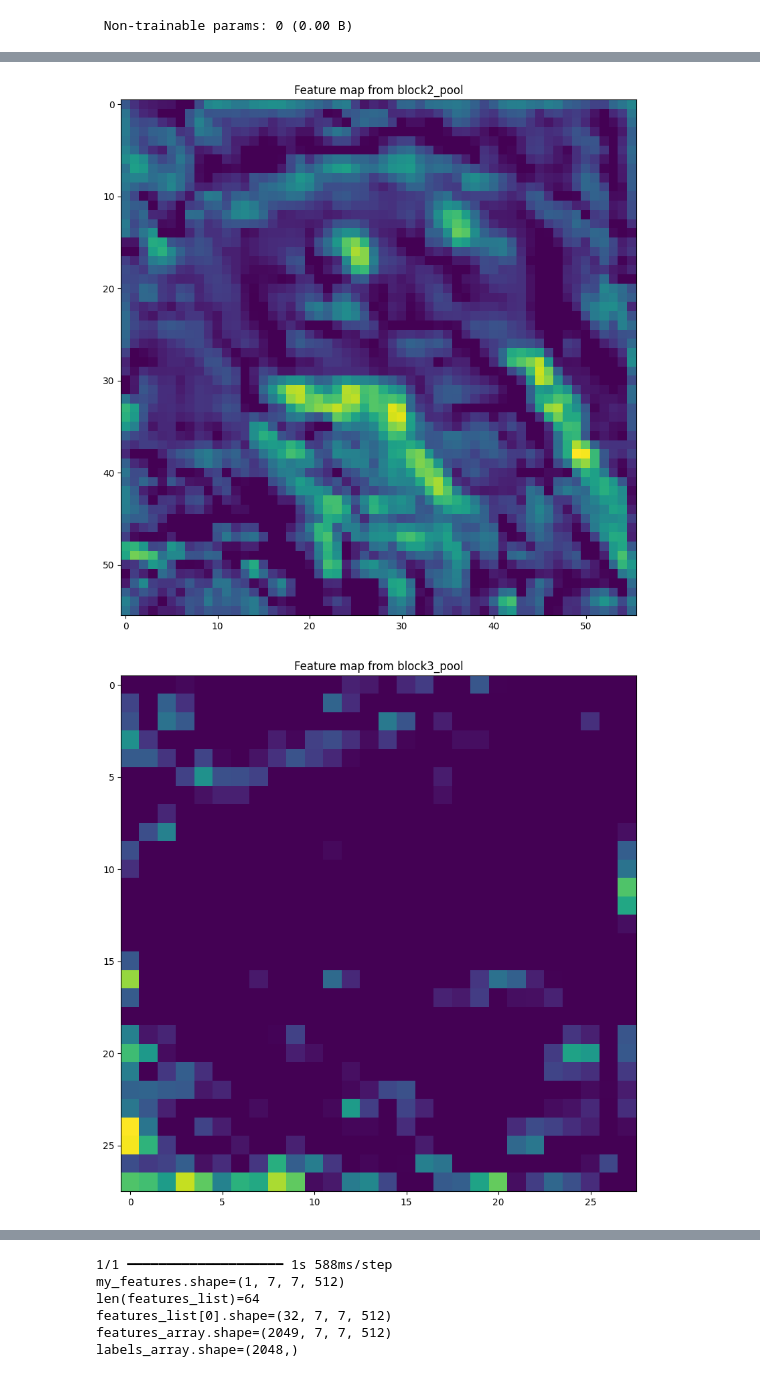
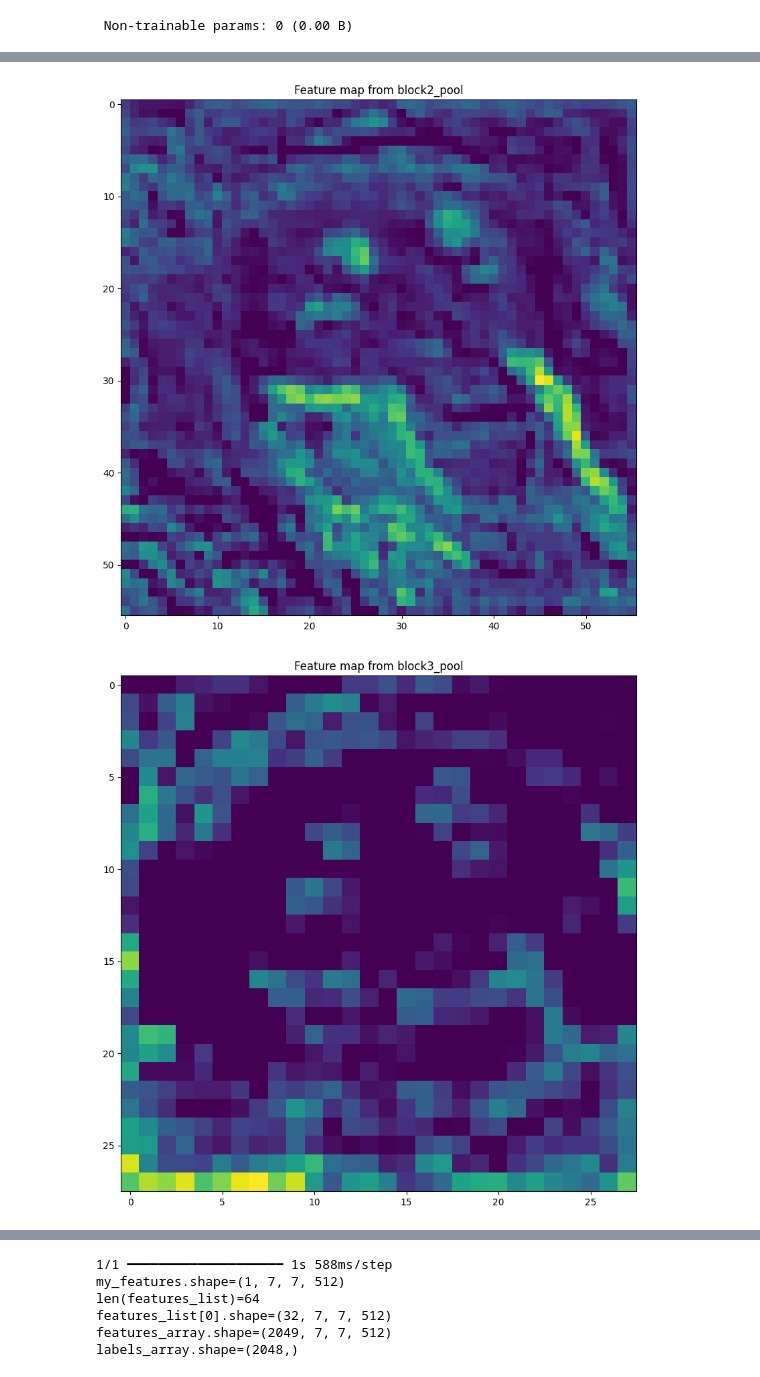
Before and after one commit to SiegfriedSchmidt/ComputerVision, a Jupyter notebook: 2/ComputerVision2.ipynb, the cells around one changed output, grey strips where cells are left out. Cells and saved outputs as stored; diff of their text form; code cells hidden in the pictures.

```diff
--- a/2/ComputerVision2.ipynb
+++ b/2/ComputerVision2.ipynb
@@ -21,7 +21,7 @@ def preprocess_image(image, label=''):
 
 # Загрузка изображения
 img_path = 'img3.jpg'
-img = image.load_img(img_path, target_size=(32, 32))
+img = image.load_img(img_path, target_size=(224, 224))
 img_data = image.img_to_array(img)
 img_data = np.expand_dims(img_data, axis=0)
 img_data = preprocess_image(img_data)[0]
@@ -82,5 +82,5 @@ model.summary()=None
-[figure, old version]
+[figure, new version]
-[figure, old version]
+[figure, new version]
 # %%
 # Выбор датасета (например, cifar10)
 dataset, info = tfds.load('cifar10', with_info=True, as_supervised=True)
```
Also changed, not shown: parts of 2 cells of this notebook.
